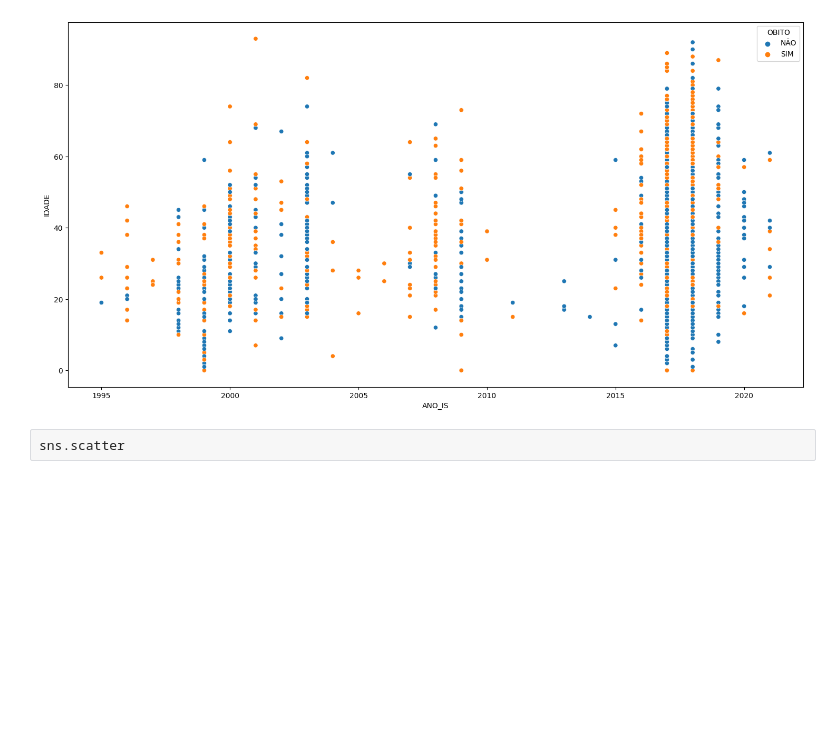
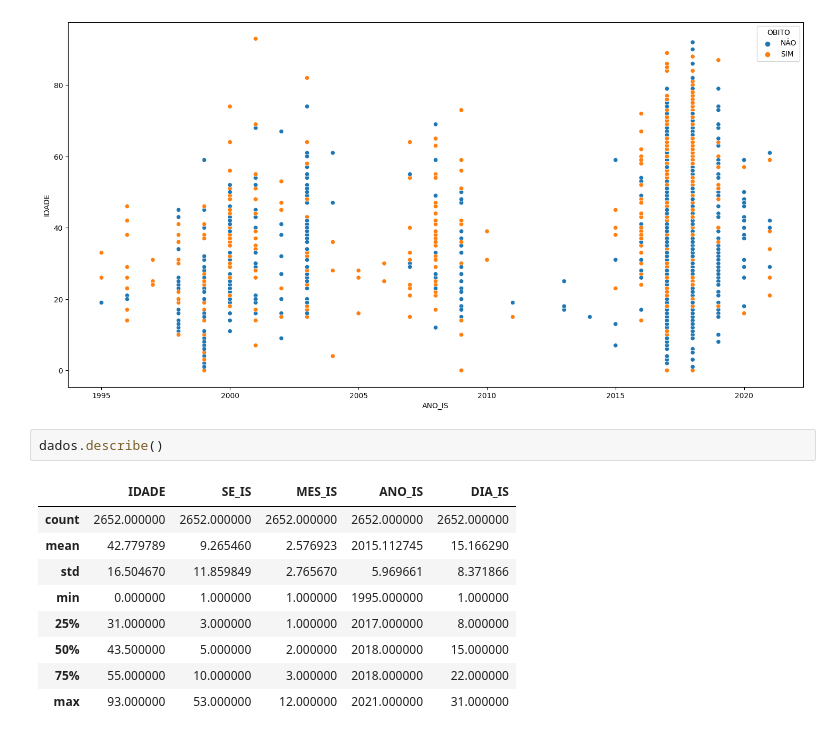
Before and after one commit to Muniz97/Yellow-fever-Febre-Amarela, a Jupyter notebook: 2 - Statistic/Yellow_Fever_Statistic.ipynb, the cells around one changed output. Saved outputs shown, nothing was run; the diff lists cells and outputs as text; blank space fills up the shorter version.

```diff
--- a/2 - Statistic/Yellow_Fever_Statistic.ipynb
+++ b/2 - Statistic/Yellow_Fever_Statistic.ipynb
@@ -189,5 +189,15 @@ sns.scatterplot(x= 'ANO_IS', y = 'IDADE', hue='OBITO', data = dados)
 # %% [output]
 <Axes: xlabel='ANO_IS', ylabel='IDADE'>
 [figure]
-# %%
-sns.scatter
+# %%
+dados.describe()
+# %% [output]
+|  | IDADE | SE_IS | MES_IS | ANO_IS | DIA_IS |
+| count | 2652.000000 | 2652.000000 | 2652.000000 | 2652.000000 | 2652.000000 |
+| mean | 42.779789 | 9.265460 | 2.576923 | 2015.112745 | 15.166290 |
+| std | 16.504670 | 11.859849 | 2.765670 | 5.969661 | 8.371866 |
+| min | 0.000000 | 1.000000 | 1.000000 | 1995.000000 | 1.000000 |
+| 25% | 31.000000 | 3.000000 | 1.000000 | 2017.000000 | 8.000000 |
+| 50% | 43.500000 | 5.000000 | 2.000000 | 2018.000000 | 15.000000 |
+| 75% | 55.000000 | 10.000000 | 3.000000 | 2018.000000 | 22.000000 |
+| max | 93.000000 | 53.000000 | 12.000000 | 2021.000000 | 31.000000 |
```
Also changed, not shown: parts of 4 cells of this notebook.
